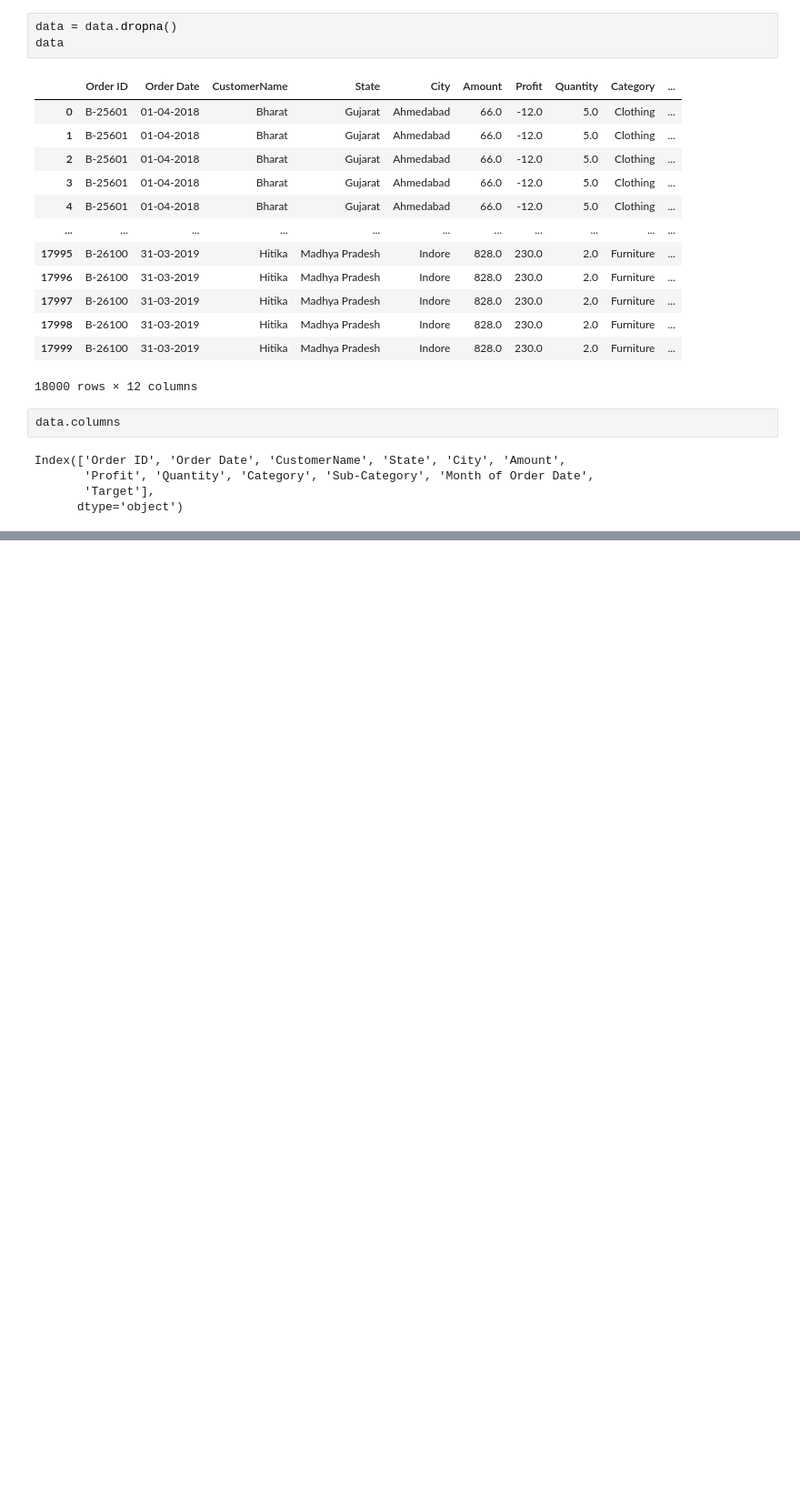
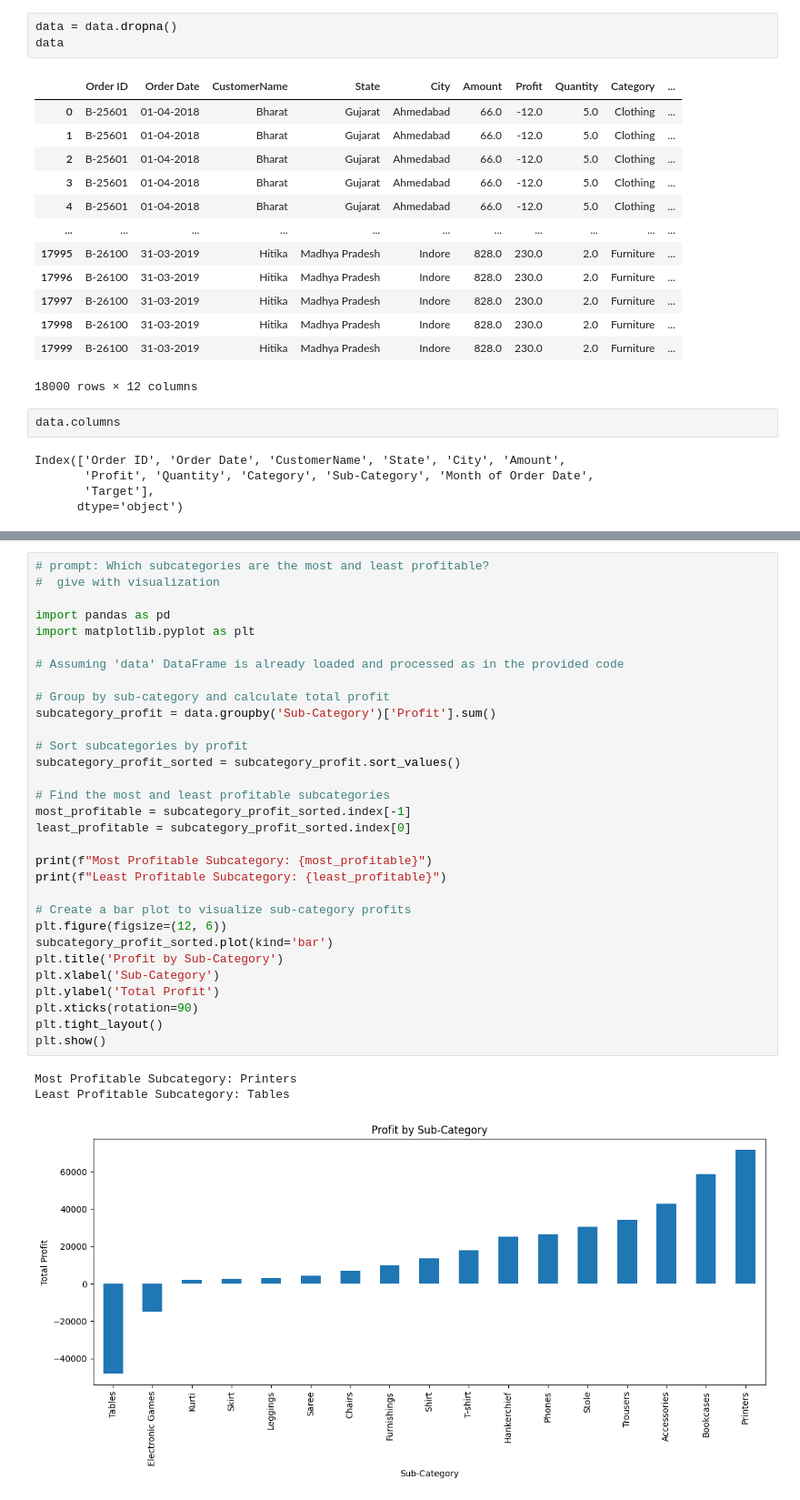
Before and after one commit to Daneswariaddala/Daneswari, a Jupyter notebook: E_Commerce_orders.ipynb, the cells around one changed output, grey strips where cells are left out. Shown: that part at 91% size. Drawn from its saved outputs; the diff is of its cells as text; blank space fills up the shorter version.

```diff
--- a/E_Commerce_orders.ipynb
+++ b/E_Commerce_orders.ipynb
@@ -285,0 +379,35 @@ Index(['Order ID', 'Order Date', 'CustomerName', 'State', 'City', 'Amount',
+# %%
+# prompt: Which subcategories are the most and least profitable?
+#  give with visualization
+
+import pandas as pd
+import matplotlib.pyplot as plt
+
+# Assuming 'data' DataFrame is already loaded and processed as in the provided code
+
+# Group by sub-category and calculate total profit
+subcategory_profit = data.groupby('Sub-Category')['Profit'].sum()
+
+# Sort subcategories by profit
+subcategory_profit_sorted = subcategory_profit.sort_values()
+
+# Find the most and least profitable subcategories
+most_profitable = subcategory_profit_sorted.index[-1]
+least_profitable = subcategory_profit_sorted.index[0]
+
+print(f"Most Profitable Subcategory: {most_profitable}")
+print(f"Least Profitable Subcategory: {least_profitable}")
+
+# Create a bar plot to visualize sub-category profits
+plt.figure(figsize=(12, 6))
+subcategory_profit_sorted.plot(kind='bar')
+plt.title('Profit by Sub-Category')
+plt.xlabel('Sub-Category')
+plt.ylabel('Total Profit')
+plt.xticks(rotation=90)
+plt.tight_layout()
+plt.show()
+# %% [output]
+Most Profitable Subcategory: Printers
+Least Profitable Subcategory: Tables
+[figure, added]
```
Also changed, not shown: parts of 8 cells of this notebook.
